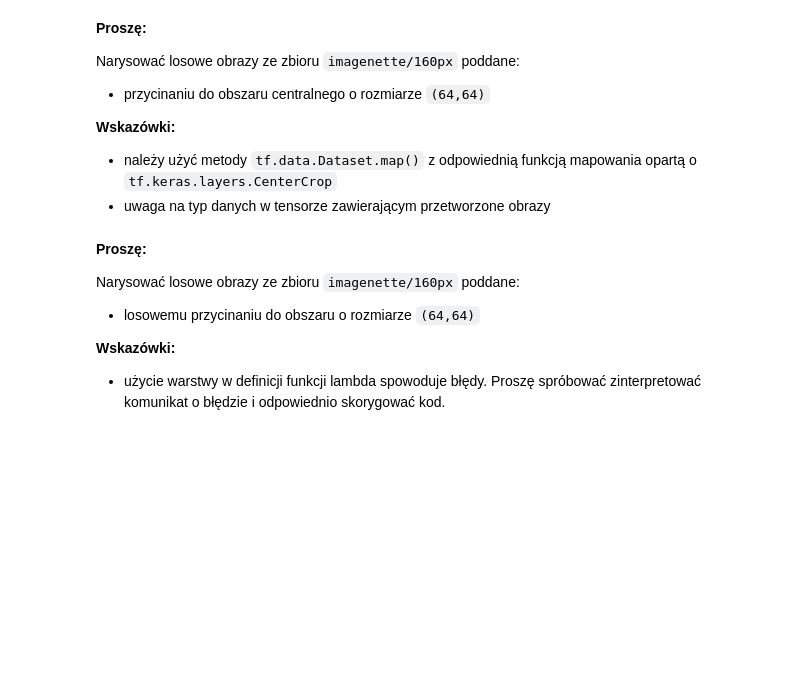
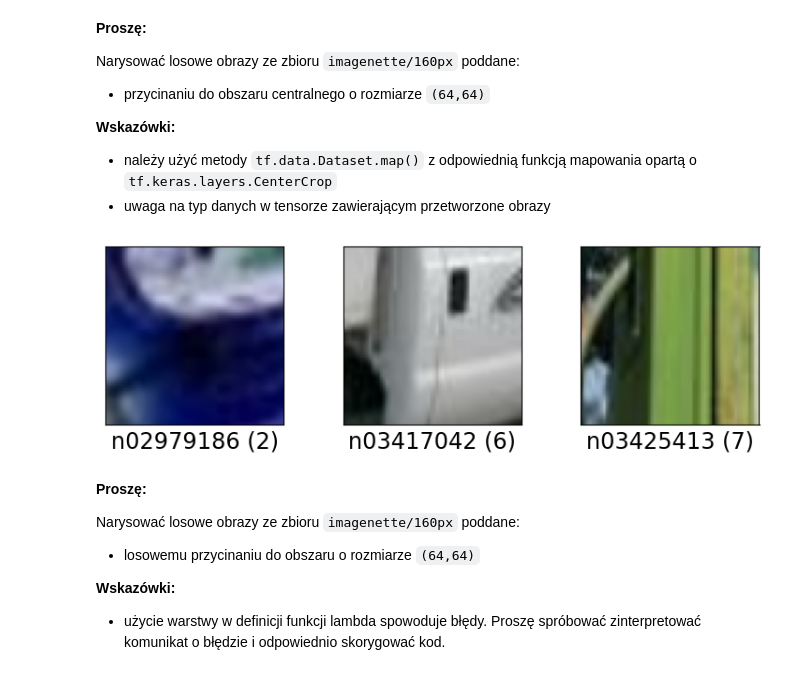
Before and after one commit to bkasza/MLII, a Jupyter notebook: 09/09_Preprocessing.ipynb, the cells around one changed output. Saved outputs shown, nothing was run; the diff lists cells and outputs as text; code cells hidden in the pictures; blank space fills up the shorter version.

```diff
--- a/09/09_Preprocessing.ipynb
+++ b/09/09_Preprocessing.ipynb
@@ -276,3 +295,10 @@ pass
+# %%
+res = 64
+crop_layer = tf.keras.layers.CenterCrop(res, res, dtype=tf.uint8)
+ds_random_crop = resized_ds.map(lambda x: {'image': crop_layer(x['image']), 'label': x['label']})
+fig = tfds.show_examples(ds_random_crop, ds_info, rows=1, cols=3)
+# %% [output]
+[figure, added]
 # %% [markdown]
 **Proszę:**
 
```
Also changed, not shown: parts of 25 cells of this notebook.
